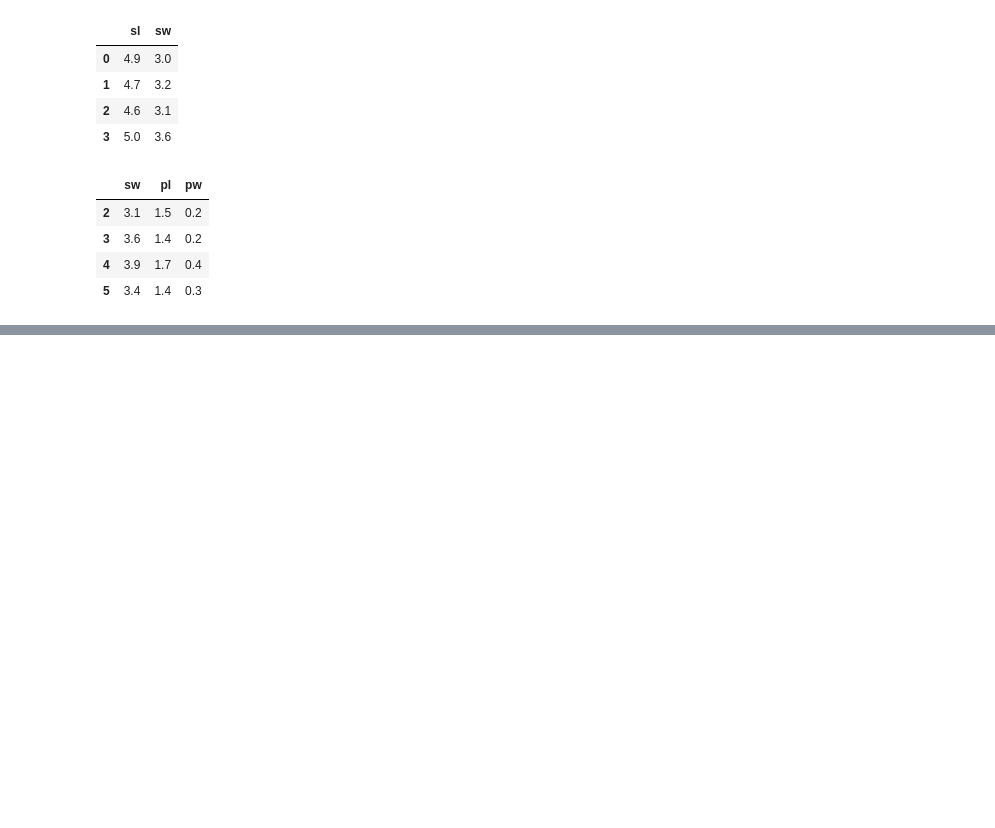
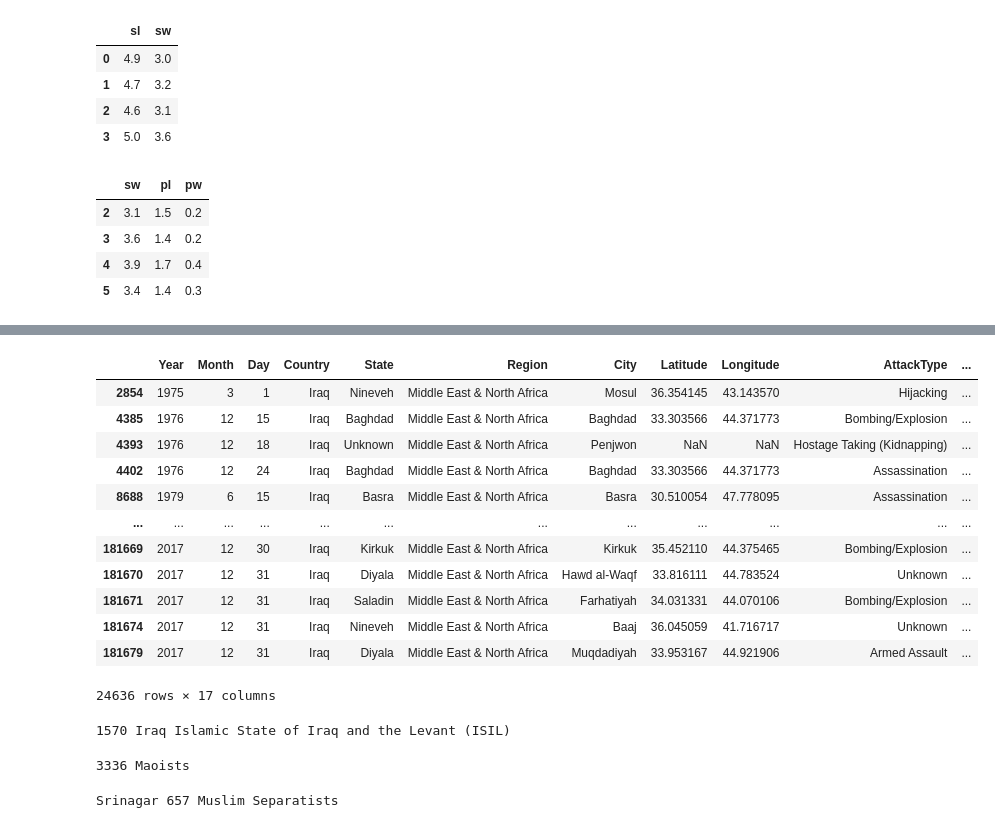
Before and after one commit to rk9155/PythonBasics, a Jupyter notebook: WorkingWithPandas.ipynb, the cells around one changed output, grey strips where cells are left out. Cells and saved outputs as stored; diff of their text form; code cells hidden in the pictures; blank space fills up the shorter version.

```diff
--- a/WorkingWithPandas.ipynb
+++ b/WorkingWithPandas.ipynb
@@ -389,0 +775,74 @@ df.iloc[2:6,1:4]
+# %%
+# Find out the Country with Highest Number of Terror Attack and
+# in which year the most number of terrorist attack happened in that country ?
+# Print count of terror attacks as integer value.
+import pandas as pd
+data = pd.read_csv('Dataset/terrorismData.csv')
+df1 = data.copy()
+df1['Country'].describe()
+df1 = df1[df1['Country']=='Iraq']
+df1
+# %% [output]
+|  | Year | Month | Day | Country | State | Region | City | Latitude | Longitude | AttackType | ... |
+| 2854 | 1975 | 3 | 1 | Iraq | Nineveh | Middle East & North Africa | Mosul | 36.354145 | 43.143570 | Hijacking | ... |
+| 4385 | 1976 | 12 | 15 | Iraq | Baghdad | Middle East & North Africa | Baghdad | 33.303566 | 44.371773 | Bombing/Explosion | ... |
+| 4393 | 1976 | 12 | 18 | Iraq | Unknown | Middle East & North Africa | Penjwon | NaN | NaN | Hostage Taking (Kidnapping) | ... |
+| 4402 | 1976 | 12 | 24 | Iraq | Baghdad | Middle East & North Africa | Baghdad | 33.303566 | 44.371773 | Assassination | ... |
+| 8688 | 1979 | 6 | 15 | Iraq | Basra | Middle East & North Africa | Basra | 30.510054 | 47.778095 | Assassination | ... |
+| ... | ... | ... | ... | ... | ... | ... | ... | ... | ... | ... | ... |
+| 181669 | 2017 | 12 | 30 | Iraq | Kirkuk | Middle East & North Africa | Kirkuk | 35.452110 | 44.375465 | Bombing/Explosion | ... |
+| 181670 | 2017 | 12 | 31 | Iraq | Diyala | Middle East & North Africa | Hawd al-Waqf | 33.816111 | 44.783524 | Unknown | ... |
+| 181671 | 2017 | 12 | 31 | Iraq | Saladin | Middle East & North Africa | Farhatiyah | 34.031331 | 44.070106 | Bombing/Explosion | ... |
+| 181674 | 2017 | 12 | 31 | Iraq | Nineveh | Middle East & North Africa | Baaj | 36.045059 | 41.716717 | Unknown | ... |
+| 181679 | 2017 | 12 | 31 | Iraq | Diyala | Middle East & North Africa | Muqdadiyah | 33.953167 | 44.921906 | Armed Assault | ... |
+24636 rows × 17 columns
+# %%
+# NumberOfPeopleKilled Country TerroristGroup
+import pandas as pd
+data = pd.read_csv('Dataset/terrorismData.csv')
+df1 = data.copy()
+df1 = df1[df1['Killed']==1570]
+print(int(1570),"Iraq","Islamic State of Iraq and the Levant (ISIL)")
+# %% [output]
+1570 Iraq Islamic State of Iraq and the Levant (ISIL)
+# %%
+# There was formation of new government in India on 26 May 2014.
+# So current government's span is from 26th May 2014 to current.
+# Find out two things from this period-
+# TotalAttacks MostActiveTerroristGroup
+import pandas as pd
+data = pd.read_csv('Dataset/terrorismData.csv')
+df1 = data.copy()
+df1 = df1[df1['Country']=='India']
+df2 = df1.copy()
+df1 = df1[df1['Year']>2014]
+# Maoists
+a = df1.count()
+df1.describe(include = 'all')
+df2 = df2[df2['Year']==2014]
+df3 = df2.copy()
+df2 = df2[df2['Month']>5]
+b = df2.count()
+df3 = df3[df3['Month']==5]
+df3 = df3[df3['Day']>25]
+c = df3.count()
+print(int(3336),"Maoists")
+# %% [output]
+3336 Maoists
+# %%
+# City NumberOfAttack Group
+import pandas as pd
+data = pd.read_csv('Dataset/terrorismData.csv')
+df1 = data.copy()
+df1 = df1[df1['State']=='Jammu and Kashmir']
+city_list = df1['City'].value_counts()
+city = city_list.index[0]
+# city
+attack = city_list.values[0]
+# attack
+df1 = df1[df1['City']==city]
+group = df1['Group'].value_counts().index[1]
+# group
+print(city,attack,group)
+# %% [output]
+Srinagar 657 Muslim Separatists
```
Also changed, not shown: parts of 22 cells of this notebook.
